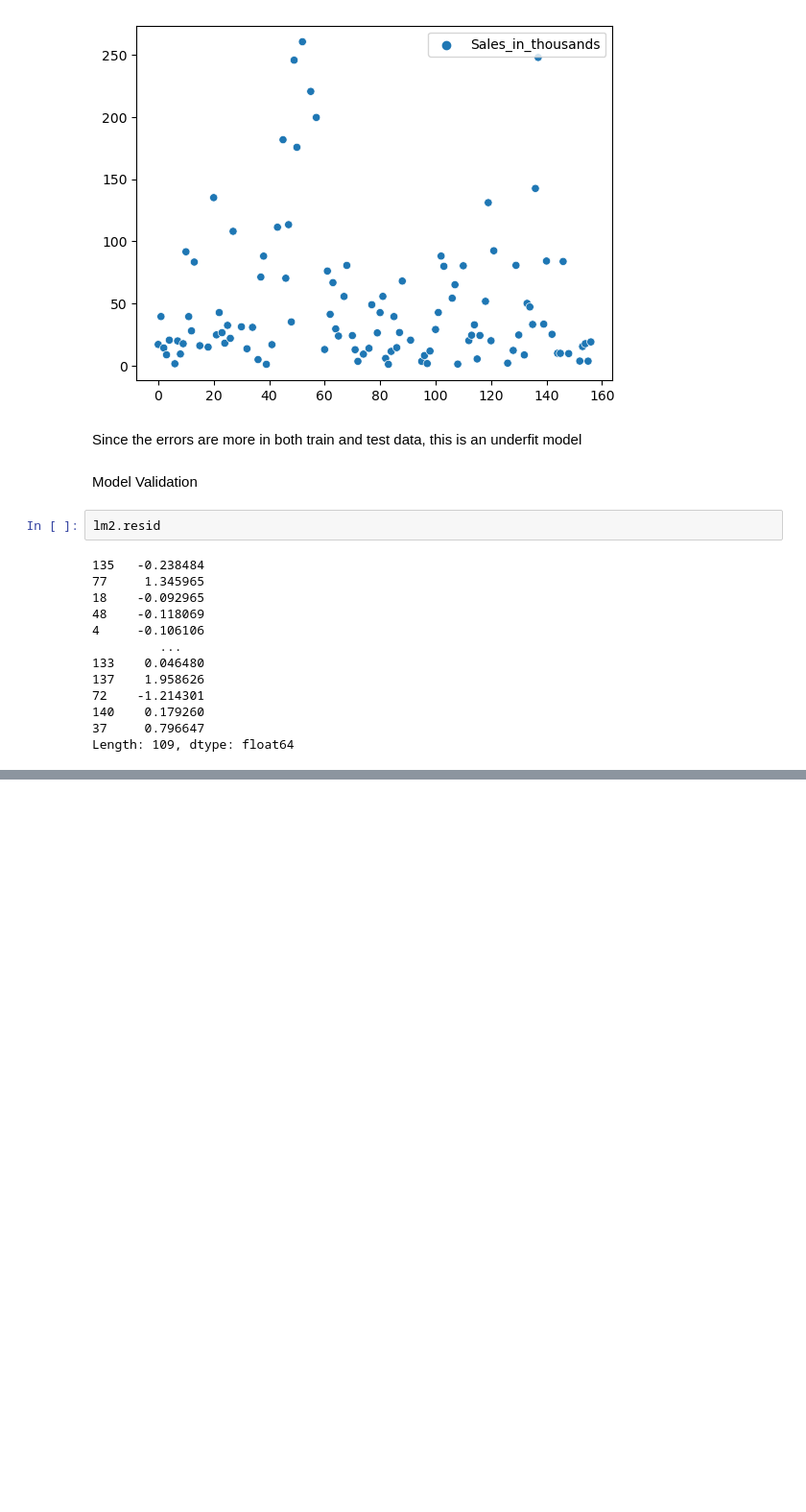
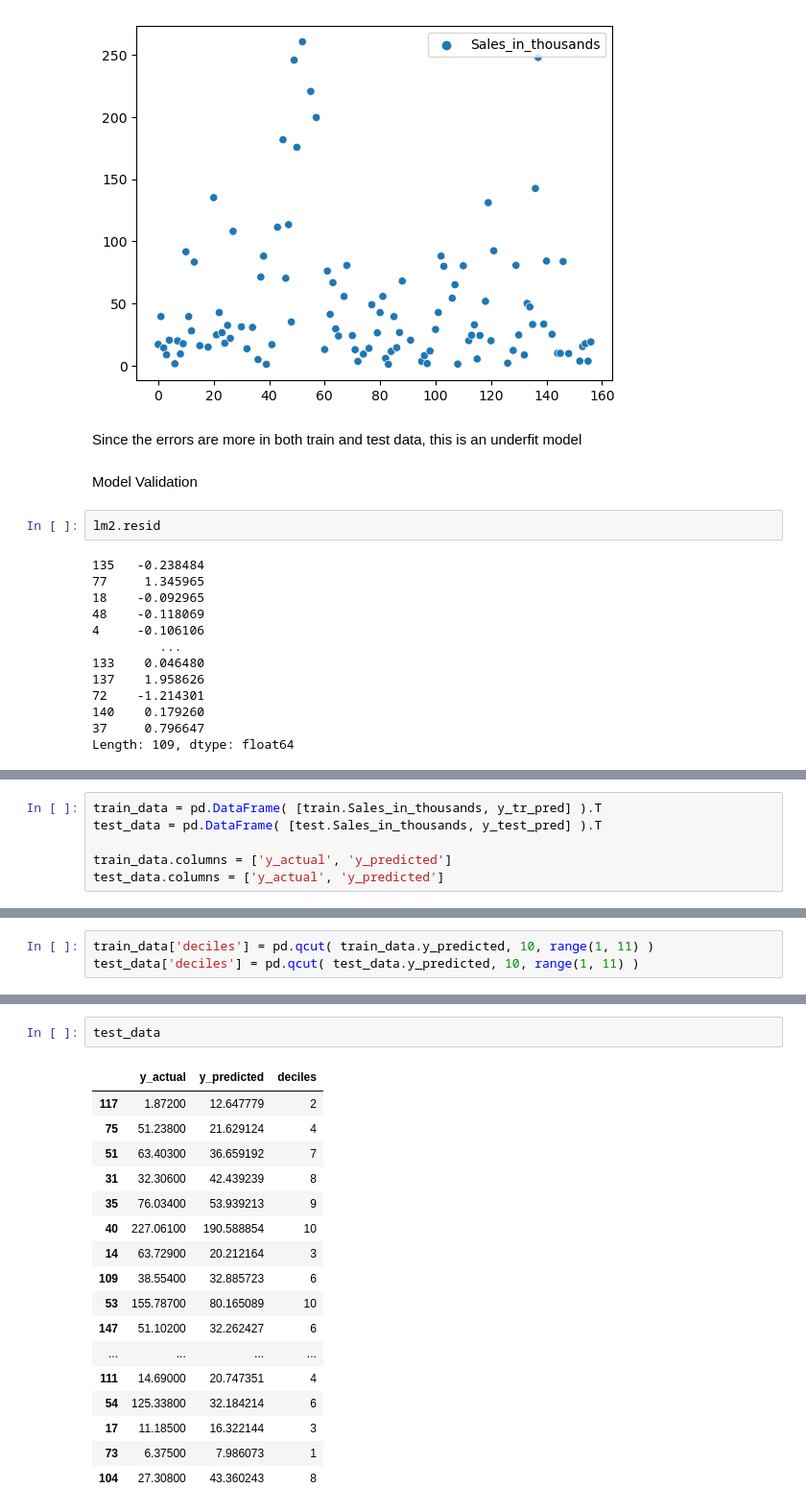
Before and after one commit to kroopeshrajput/Linear_regression_OLS_Car_sales, a Jupyter notebook: Car_Sales_LinearRegression.ipynb, the cells around one changed output, grey strips where cells are left out. Shown at 96% size. Drawn from its saved outputs; the diff is of its cells as text; blank space fills up the shorter version.

```diff
--- a/Car_Sales_LinearRegression.ipynb
+++ b/Car_Sales_LinearRegression.ipynb
@@ -563,0 +593,6 @@ Length: 109, dtype: float64
+# %%
+train_data = pd.DataFrame( [train.Sales_in_thousands, y_tr_pred] ).T
+test_data = pd.DataFrame( [test.Sales_in_thousands, y_test_pred] ).T
+
+train_data.columns = ['y_actual', 'y_predicted']
+test_data.columns = ['y_actual', 'y_predicted']
@@ -563,0 +635,3 @@ Length: 109, dtype: float64
+# %%
+train_data['deciles'] = pd.qcut( train_data.y_predicted, 10, range(1, 11) )
+test_data['deciles'] = pd.qcut( test_data.y_predicted, 10, range(1, 11) )
@@ -563,0 +654,20 @@ Length: 109, dtype: float64
+# %%
+test_data
+# %% [output]
+|  | y_actual | y_predicted | deciles |
+| 117 | 1.87200 | 12.647779 | 2 |
+| 75 | 51.23800 | 21.629124 | 4 |
+| 51 | 63.40300 | 36.659192 | 7 |
+| 31 | 32.30600 | 42.439239 | 8 |
+| 35 | 76.03400 | 53.939213 | 9 |
+| 40 | 227.06100 | 190.588854 | 10 |
+| 14 | 63.72900 | 20.212164 | 3 |
+| 109 | 38.55400 | 32.885723 | 6 |
+| 53 | 155.78700 | 80.165089 | 10 |
+| 147 | 51.10200 | 32.262427 | 6 |
+| ... | ... | ... | ... |
+| 111 | 14.69000 | 20.747351 | 4 |
+| 54 | 125.33800 | 32.184214 | 6 |
+| 17 | 11.18500 | 16.322144 | 3 |
+| 73 | 6.37500 | 7.986073 | 1 |
+| 104 | 27.30800 | 43.360243 | 8 |
```
Also changed, not shown: parts of 17 cells of this notebook.
